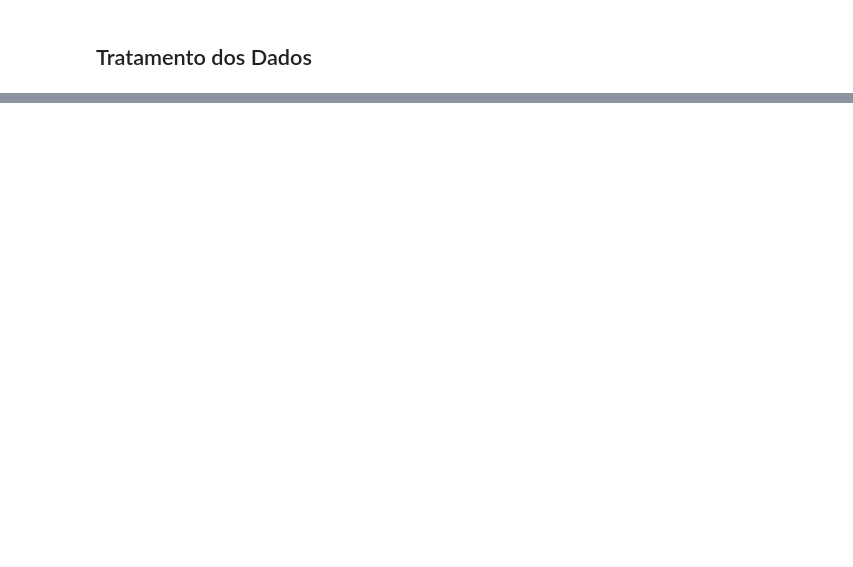
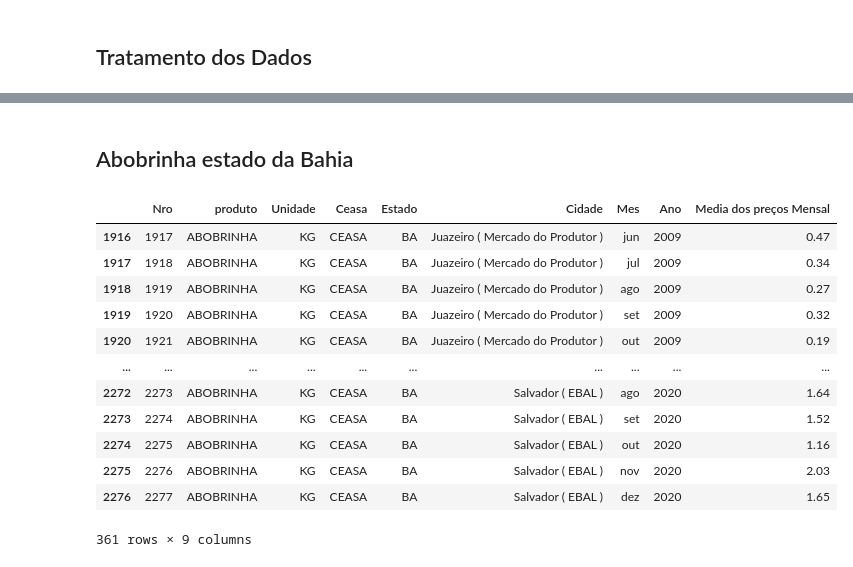
Before and after one commit to Arilson-X/Agro-Estudo-de-Mercado, a Jupyter notebook: Analise-Abobrinha.ipynb, the cells around one changed output, grey strips where cells are left out. Drawn from its saved outputs; the diff is of its cells as text; code cells hidden in the pictures; blank space fills up the shorter version.

```diff
--- a/Analise-Abobrinha.ipynb
+++ b/Analise-Abobrinha.ipynb
@@ -77,0 +73,19 @@ print(cidades)
+# %% [markdown]
+## Abobrinha estado da Bahia
+# %%
+df_abobrinha_ba = df_abobrinha.loc[df_abobrinha["Estado"] == "BA"]
+display(df_abobrinha_ba)
+# %% [output]
+|  | Nro | produto | Unidade | Ceasa | Estado | Cidade | Mes | Ano | Media dos preços Mensal |
+| 1916 | 1917 | ABOBRINHA | KG | CEASA | BA | Juazeiro ( Mercado do Produtor ) | jun | 2009 | 0.47 |
+| 1917 | 1918 | ABOBRINHA | KG | CEASA | BA | Juazeiro ( Mercado do Produtor ) | jul | 2009 | 0.34 |
+| 1918 | 1919 | ABOBRINHA | KG | CEASA | BA | Juazeiro ( Mercado do Produtor ) | ago | 2009 | 0.27 |
+| 1919 | 1920 | ABOBRINHA | KG | CEASA | BA | Juazeiro ( Mercado do Produtor ) | set | 2009 | 0.32 |
+| 1920 | 1921 | ABOBRINHA | KG | CEASA | BA | Juazeiro ( Mercado do Produtor ) | out | 2009 | 0.19 |
+| ... | ... | ... | ... | ... | ... | ... | ... | ... | ... |
+| 2272 | 2273 | ABOBRINHA | KG | CEASA | BA | Salvador ( EBAL ) | ago | 2020 | 1.64 |
+| 2273 | 2274 | ABOBRINHA | KG | CEASA | BA | Salvador ( EBAL ) | set | 2020 | 1.52 |
+| 2274 | 2275 | ABOBRINHA | KG | CEASA | BA | Salvador ( EBAL ) | out | 2020 | 1.16 |
+| 2275 | 2276 | ABOBRINHA | KG | CEASA | BA | Salvador ( EBAL ) | nov | 2020 | 2.03 |
+| 2276 | 2277 | ABOBRINHA | KG | CEASA | BA | Salvador ( EBAL ) | dez | 2020 | 1.65 |
+361 rows × 9 columns
```
Also changed, not shown: parts of 46 cells of this notebook, 1 other file.
